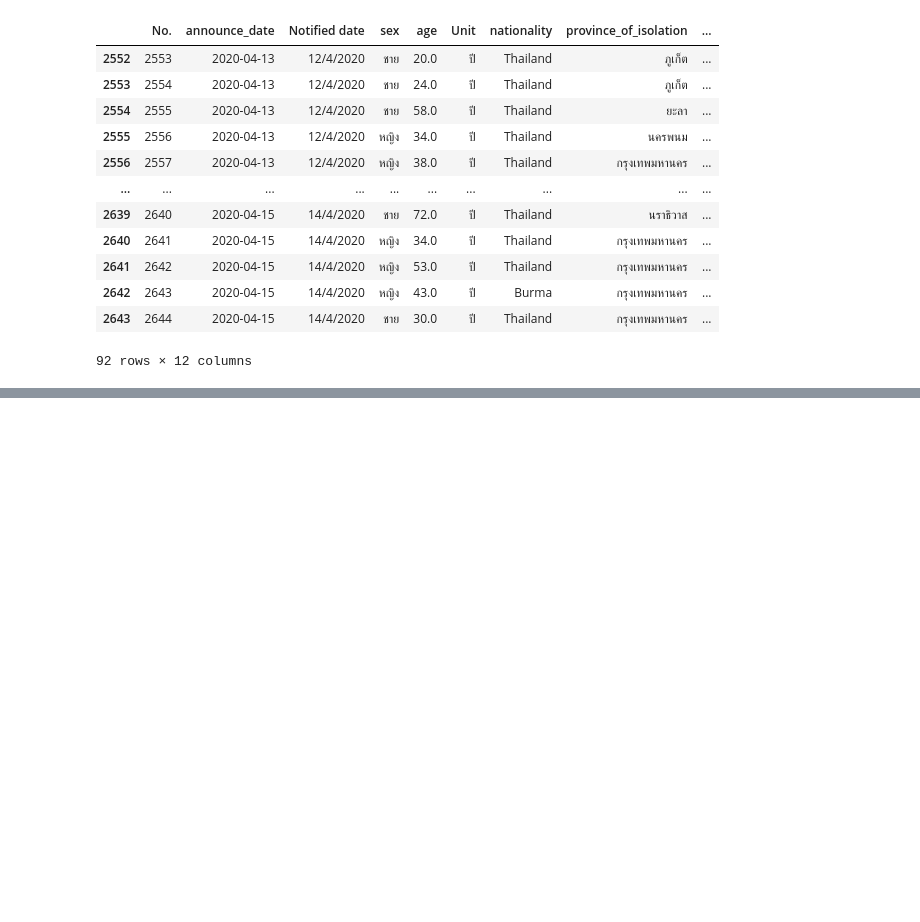
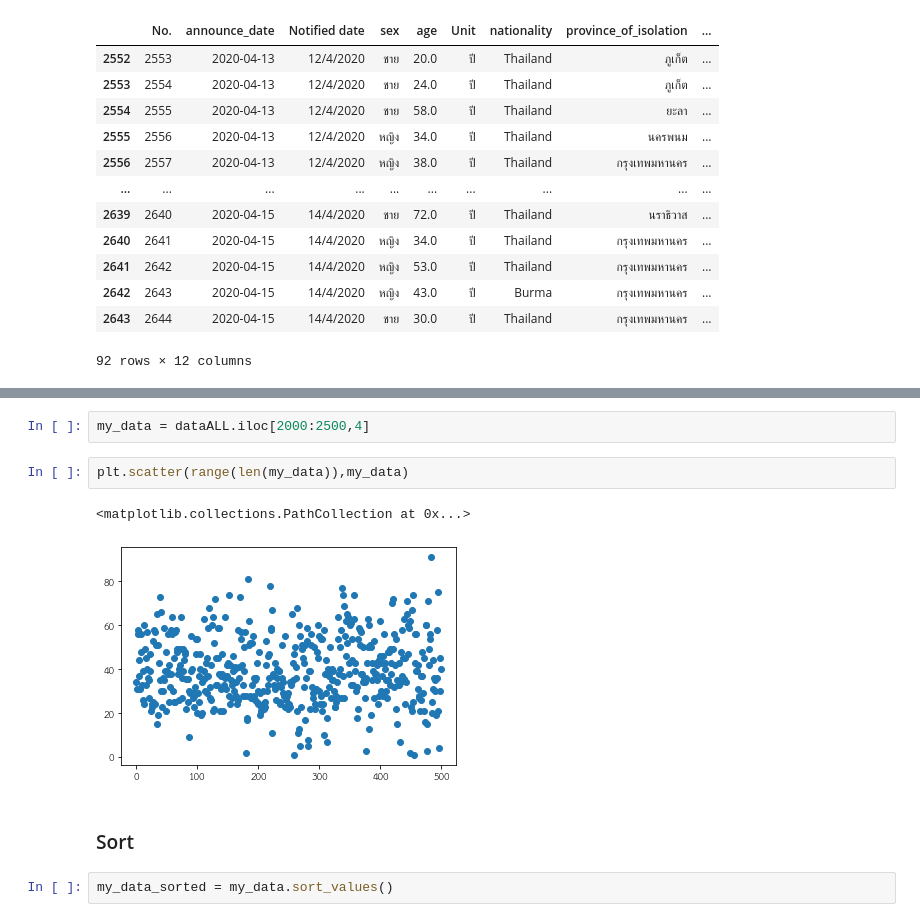
Before and after one commit to tohnperfect/DPDM2021, a Jupyter notebook: Data_Preprocessing_(Chapter_3).ipynb, the cells around one changed output, grey strips where cells are left out. Cells and saved outputs as stored; diff of their text form; blank space fills up the shorter version.

Commit message:
Smooth data (next create table + merge data)

```diff
--- a/Data_Preprocessing_(Chapter_3).ipynb
+++ b/Data_Preprocessing_(Chapter_3).ipynb
@@ -1279,0 +1297,11 @@ dataALL[(dataALL['announce_date']>=datetime(day=13,month=4,year=2020)) & (dataAL
+# %%
+my_data = dataALL.iloc[2000:2500,4]
+# %%
+plt.scatter(range(len(my_data)),my_data)
+# %% [output]
+<matplotlib.collections.PathCollection at 0x...>
+[figure, added]
+# %% [markdown]
+### Sort
+# %%
+my_data_sorted = my_data.sort_values()
```
Also changed, not shown: parts of 17 cells of this notebook.
